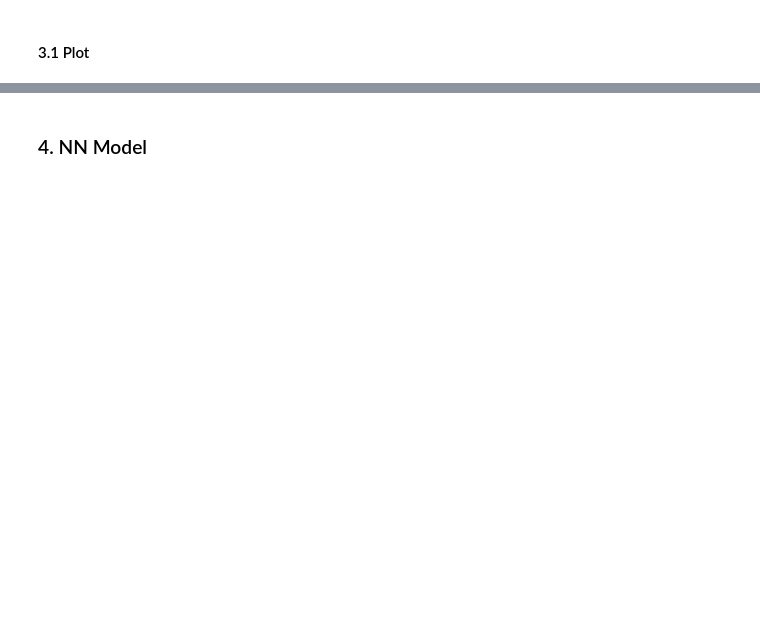
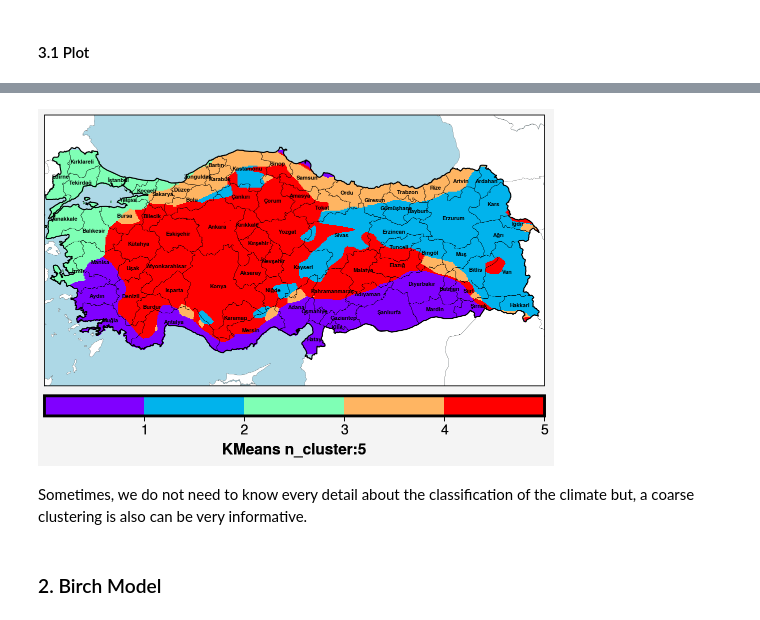
Before and after one commit to donmezkutay/ML-Projects-KB, a Jupyter notebook: PRJ1-turkeyClusters.ipynb, the cells around one changed output, grey strips where cells are left out. Saved outputs shown, nothing was run; the diff lists cells and outputs as text; code cells hidden in the pictures; blank space fills up the shorter version.

```diff
--- a/PRJ1-turkeyClusters.ipynb
+++ b/PRJ1-turkeyClusters.ipynb
@@ -175,2 +358,34 @@ Visualize_.plot_whole(ds_pred, cmap,
+# %%
+# ML Parameters
+n_clusters = 5
+
+# define model
+fit        = classification.Algo_KMeans(X_trans, n_clusters, random_state=0)
+y_pred     = classification.predict(fit, X_trans)
+
+# convert prediction pd.DataFrame to xr.Dataset
+df_pred    = classification.pred_to_df(y_pred, df)
+ds_pred    = classification.pd_to_xr(df_with_na, df_pred)
+ds_pred    = classification.assign_proj_info(ds_pred)
+
+# cmap, vmin, vmax, ticks
+cmap=plt.get_cmap('rainbow')
+cbar_name = f'KMeans n_cluster:{n_clusters}'
+vmin=0
+vmax=n_clusters
+ticks = np.arange(1,n_clusters+1)
+
+# variable
+variable = 'pred'
+Visualize_.plot_whole(ds_pred, cmap,
+                      vmin, vmax,
+                      ticks, variable,
+                      crs, shp_prov,
+                      lon_name, lat_name,
+                      cbar_name)
+# %% [output]
+[figure, added]
+# %% [markdown]
+Sometimes, we do not need to know every detail about the classification of the climate but, a coarse clustering is also can be very informative.
 # %% [markdown]
-### 4. NN Model
+### 2. Birch Model
```
Also changed, not shown: parts of 14 cells of this notebook.
